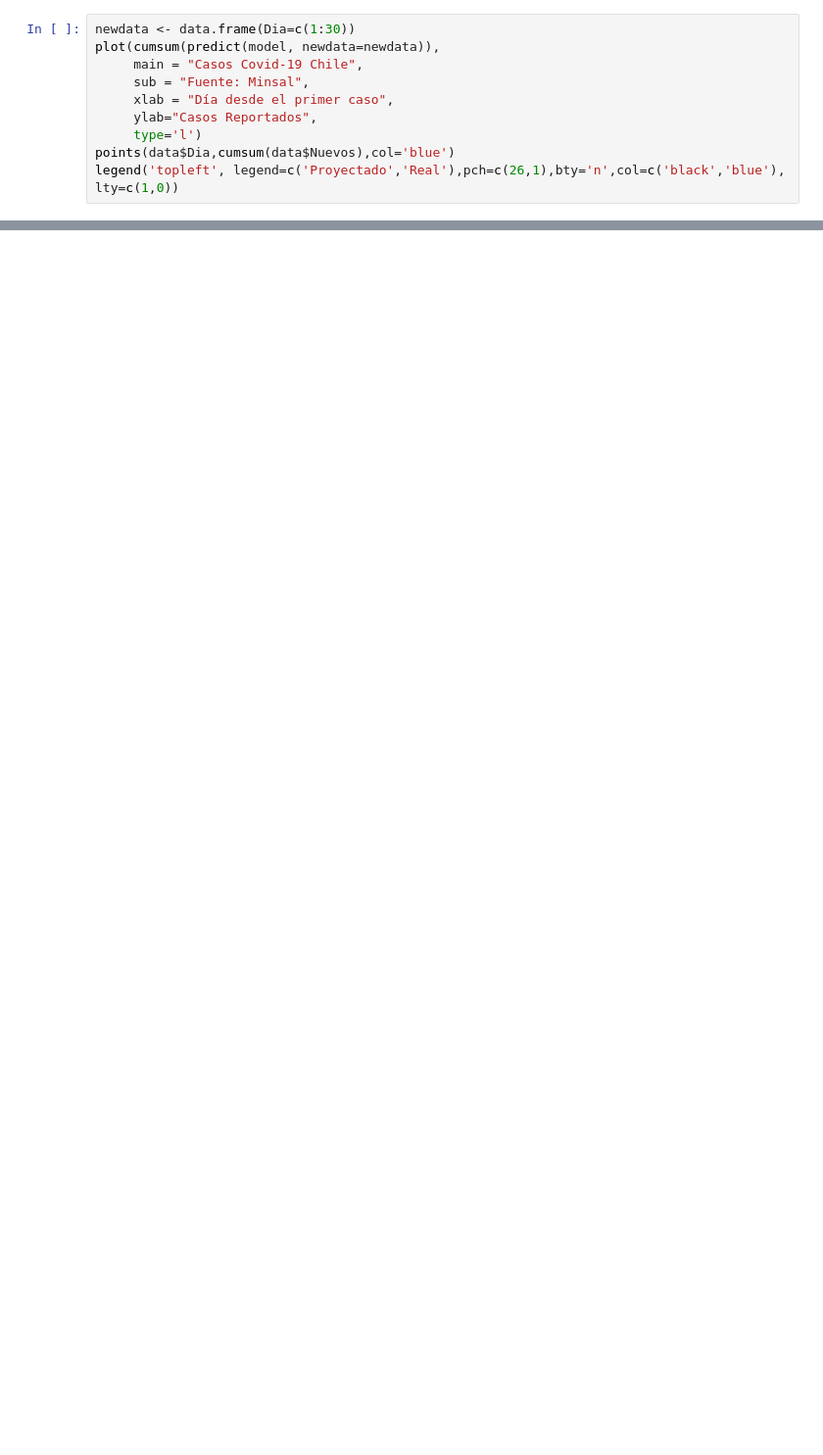
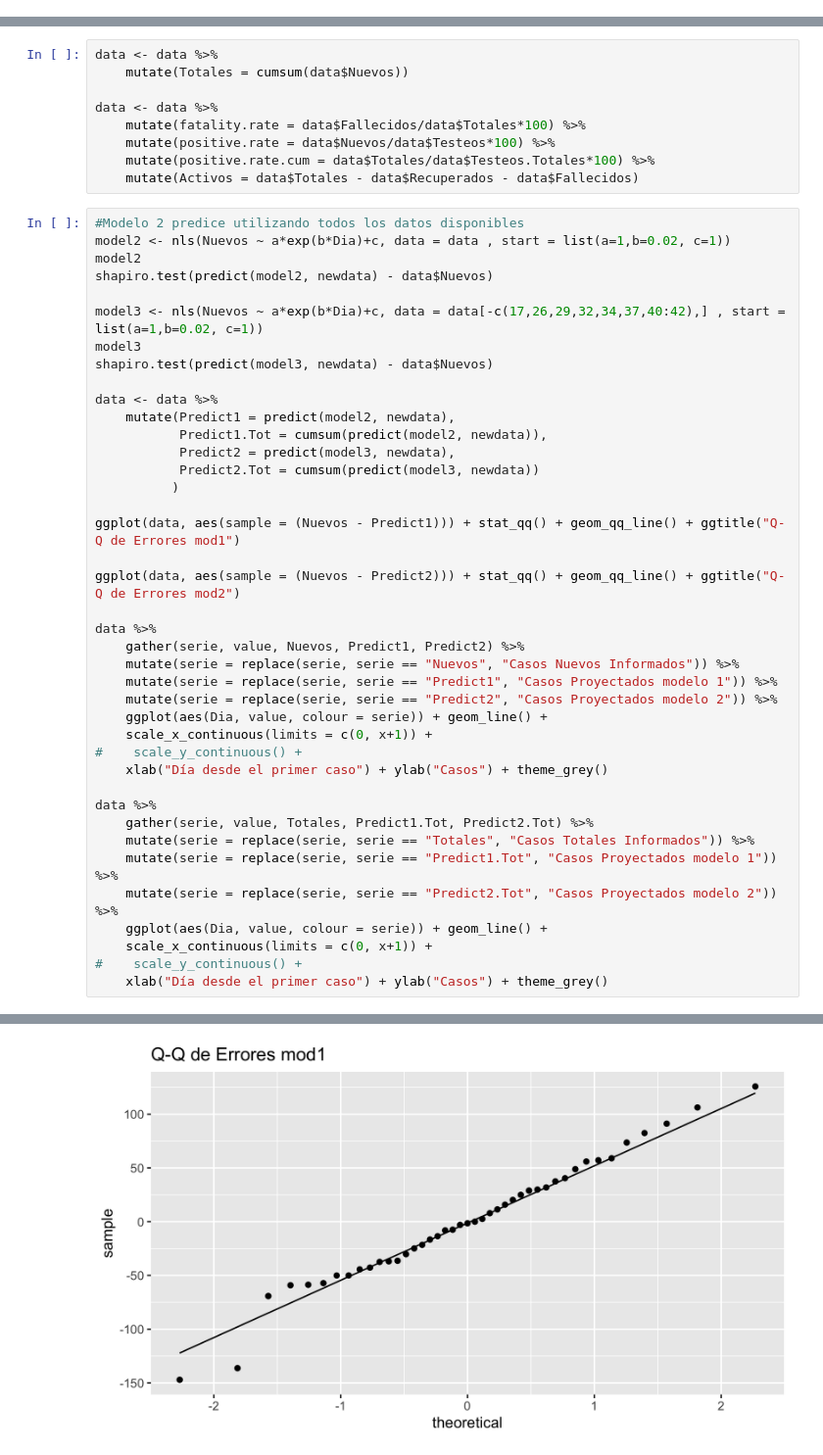
Before and after one commit to thermosilla/covid, a Jupyter notebook: Covid 19.ipynb, the cells around one changed output, grey strips where cells are left out. Shown at 98% size. Cells and saved outputs as stored; diff of their text form; blank space fills up the shorter version.

Commit message:
Nuevo notebook

```diff
--- a/Covid 19.ipynb
+++ b/Covid 19.ipynb
@@ -46,10 +36,0 @@ W = 0.97911, p-value = 0.9222
-# %%
-newdata <- data.frame(Dia=c(1:30))
-plot(cumsum(predict(model, newdata=newdata)),
-     main = "Casos Covid-19 Chile",
-     sub = "Fuente: Minsal",
-     xlab = "Día desde el primer caso",
-     ylab="Casos Reportados",
-     type='l')
-points(data$Dia,cumsum(data$Nuevos),col='blue')
-legend('topleft', legend=c('Proyectado','Real'),pch=c(26,1),bty='n',col=c('black','blue'), lty=c(1,0))
@@ -67,0 +37,50 @@ cumsum(predict(model, newdata=newdata))
+# %%
+data <- data %>%
+    mutate(Totales = cumsum(data$Nuevos))
+
+data <- data %>%
+    mutate(fatality.rate = data$Fallecidos/data$Totales*100) %>%
+    mutate(positive.rate = data$Nuevos/data$Testeos*100) %>%
+    mutate(positive.rate.cum = data$Totales/data$Testeos.Totales*100) %>%
+    mutate(Activos = data$Totales - data$Recuperados - data$Fallecidos)
+# %%
+#Modelo 2 predice utilizando todos los datos disponibles
+model2 <- nls(Nuevos ~ a*exp(b*Dia)+c, data = data , start = list(a=1,b=0.02, c=1))
+model2
+shapiro.test(predict(model2, newdata) - data$Nuevos)
+
+model3 <- nls(Nuevos ~ a*exp(b*Dia)+c, data = data[-c(17,26,29,32,34,37,40:42),] , start = list(a=1,b=0.02, c=1))
+model3
+shapiro.test(predict(model3, newdata) - data$Nuevos)
+
+data <- data %>%
+    mutate(Predict1 = predict(model2, newdata),
+           Predict1.Tot = cumsum(predict(model2, newdata)),
+           Predict2 = predict(model3, newdata),
+           Predict2.Tot = cumsum(predict(model3, newdata))
+          )
+
+ggplot(data, aes(sample = (Nuevos - Predict1))) + stat_qq() + geom_qq_line() + ggtitle("Q-Q de Errores mod1")
+
+ggplot(data, aes(sample = (Nuevos - Predict2))) + stat_qq() + geom_qq_line() + ggtitle("Q-Q de Errores mod2")
+
+data %>%
+    gather(serie, value, Nuevos, Predict1, Predict2) %>%
+    mutate(serie = replace(serie, serie == "Nuevos", "Casos Nuevos Informados")) %>%
+    mutate(serie = replace(serie, serie == "Predict1", "Casos Proyectados modelo 1")) %>%
+    mutate(serie = replace(serie, serie == "Predict2", "Casos Proyectados modelo 2")) %>%
+    ggplot(aes(Dia, value, colour = serie)) + geom_line() +
+    scale_x_continuous(limits = c(0, x+1)) +
+#    scale_y_continuous() +
+    xlab("Día desde el primer caso") + ylab("Casos") + theme_grey()
+
+data %>%
+    gather(serie, value, Totales, Predict1.Tot, Predict2.Tot) %>%
+    mutate(serie = replace(serie, serie == "Totales", "Casos Totales Informados")) %>%
+    mutate(serie = replace(serie, serie == "Predict1.Tot", "Casos Proyectados modelo 1")) %>%
+    mutate(serie = replace(serie, serie == "Predict2.Tot", "Casos Proyectados modelo 2")) %>%
+    ggplot(aes(Dia, value, colour = serie)) + geom_line() +
+    scale_x_continuous(limits = c(0, x+1)) +
+#    scale_y_continuous() +
+    xlab("Día desde el primer caso") + ylab("Casos") + theme_grey()
+# %% [output]
@@ -67,0 +113 @@ cumsum(predict(model, newdata=newdata))
+[figure, added]
```
Also changed, not shown: parts of 22 cells of this notebook, 2 other files.
